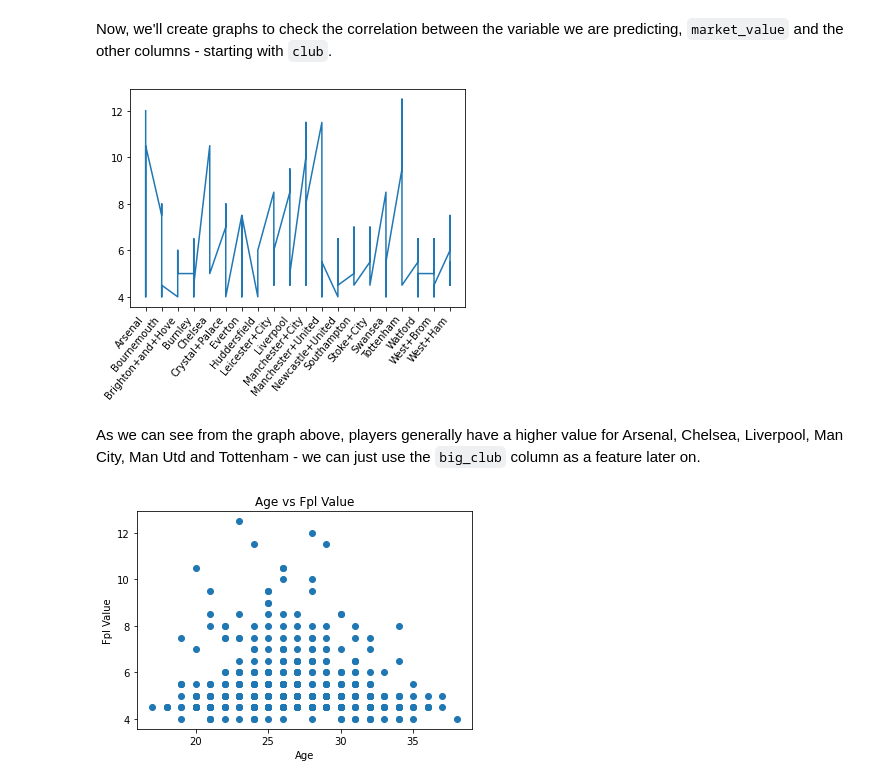
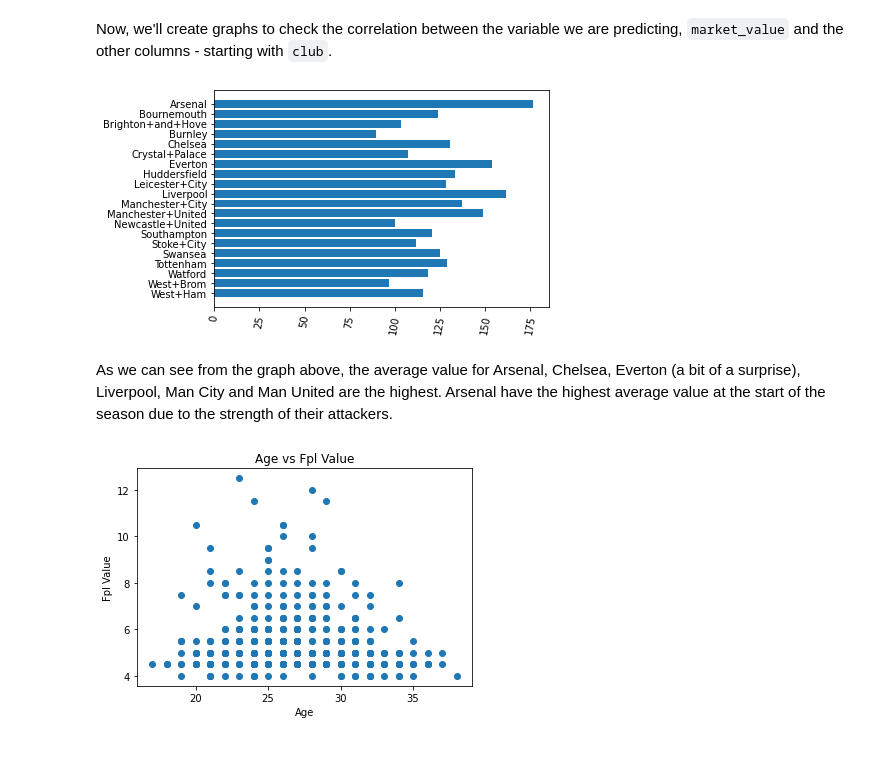
Before and after one commit to AmritShetra/football_stats, a Jupyter notebook: Notebook.ipynb, the cells around one changed output. Cells and saved outputs as stored; diff of their text form; code cells hidden in the pictures; blank space fills up the shorter version.

Commit message:
Revamped  graph.

```diff
--- a/Notebook.ipynb
+++ b/Notebook.ipynb
@@ -63,15 +63,25 @@ data.iloc[188]['region']
 4.0
 # %% [markdown]
 Now, we'll create graphs to check the correlation between the variable we are predicting, `market_value` and the other columns - starting with `club`.
-# %%
-fig, ax = plt.subplots()
-ax.plot(
-    data['club'], data['fpl_value']
-)
-plt.setp(ax.get_xticklabels(), rotation=50, horizontalalignment='right')
-plt.show()
-# %% [output]
-[figure, removed]
-# %% [markdown]
-As we can see from the graph above, players generally have a higher value for Arsenal, Chelsea, Liverpool, Man City, Man Utd and Tottenham - we can just use the `big_club` column as a feature later on.
+# %%
+club_averages = {}
+for club in data['club'].unique():
+    average = sum(
+        data.loc[data['club']==club]['fpl_value']
+    )
+    club_averages[club] = average
+
+fig, ax = plt.subplots()
+ax.barh(
+    *zip(
+        *club_averages.items()
+    )
+)
+plt.setp(ax.get_xticklabels(), rotation=80)
+plt.gca().invert_yaxis()
+plt.show()
+# %% [output]
+[figure, added]
+# %% [markdown]
+As we can see from the graph above, the average value for Arsenal, Chelsea, Everton (a bit of a surprise), Liverpool, Man City and Man United are the highest. Arsenal have the highest average value at the start of the season due to the strength of their attackers.
 # %%
```
Also changed, not shown: parts of 1 cell of this notebook.
